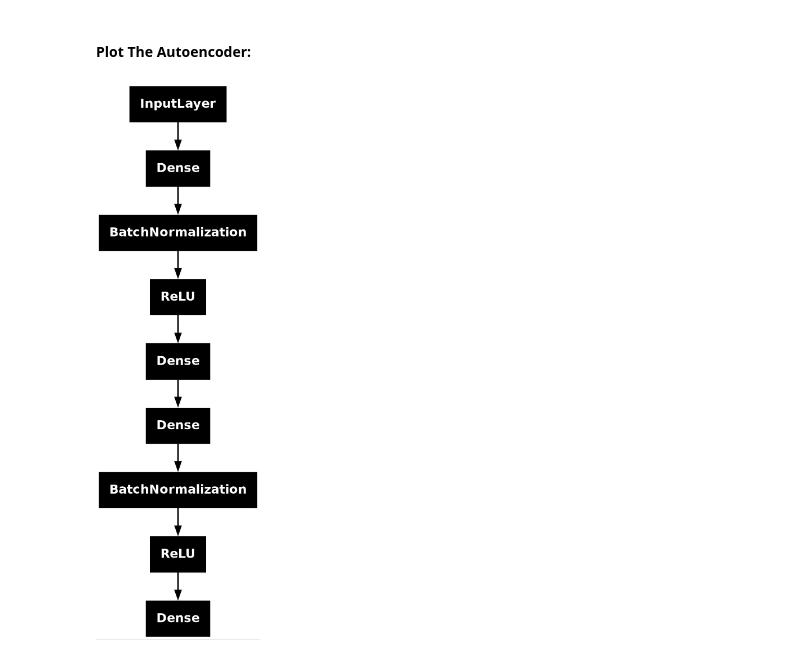
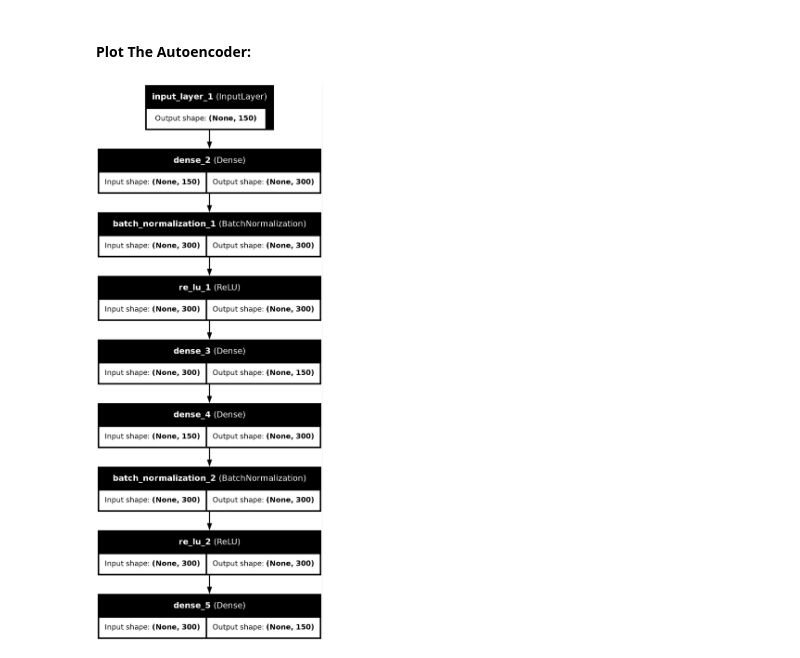
Before and after one commit to Muh-7/AI-Machine-Learning-Projects, a Jupyter notebook: 03-Autoencoder/AutoEncoder.ipynb, the cells around one changed output. Drawn from its saved outputs; the diff is of its cells as text; code cells hidden in the pictures.

Commit message:
Plot the model

```diff
--- a/03-Autoencoder/AutoEncoder.ipynb
+++ b/03-Autoencoder/AutoEncoder.ipynb
@@ -60,7 +60,7 @@ autoencoder.compile(optimizer='adam', loss='mse')
 # %%
 
 
 from tensorflow.keras.utils import plot_model
-plot_model(autoencoder,'autoencoder.jpg')
+plot_model(autoencoder,'autoencoder.jpg', show_shapes=True, show_layer_names=True)
 # %% [output]
-[figure, old version]
+[figure, new version]
```
Also changed, not shown: 1 other file.
